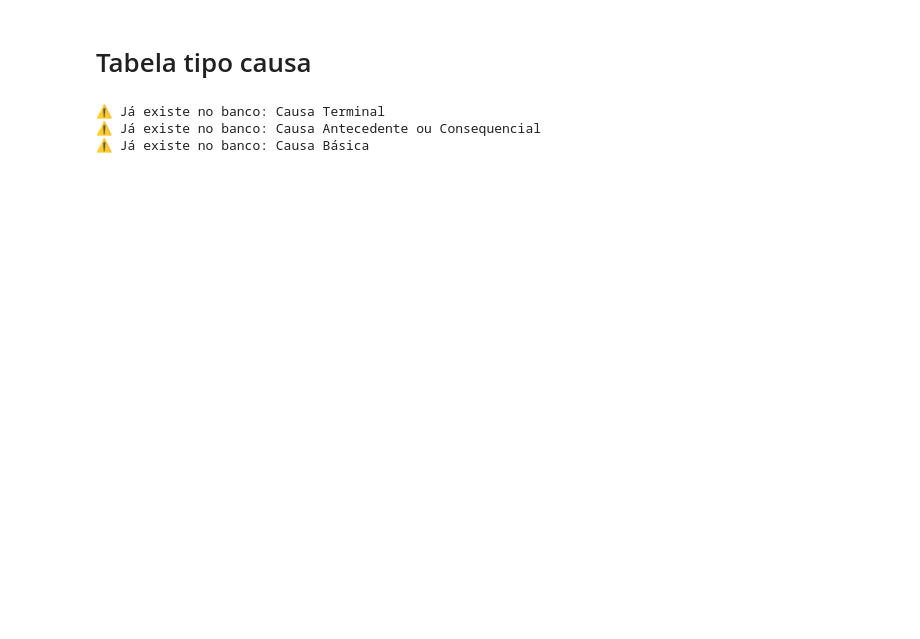
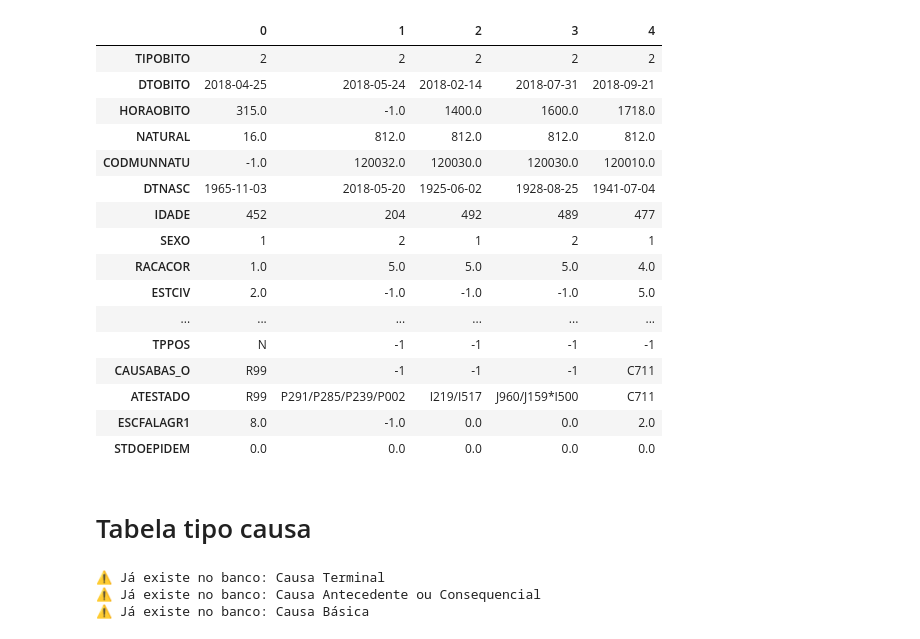
Before and after one commit to caiogoia123/Projeto_Final_BI, a Jupyter notebook: Projeto_Final.ipynb, the cells around one changed output. Saved outputs shown, nothing was run; the diff lists cells and outputs as text; code cells hidden in the pictures; blank space fills up the shorter version.

```diff
--- a/Projeto_Final.ipynb
+++ b/Projeto_Final.ipynb
@@ -11,6 +11,26 @@ df_21 = pd.read_csv('DO_21.csv', sep=',')
 df_22 = pd.read_csv('DO_22.csv', sep=',')
 df_23 = pd.read_csv('DO_23.csv', sep=',')
 df_24 = pd.read_csv('DO_24.csv', sep=',')
+# %%
+df_18.head().T
+# %% [output]
+|  | 0 | 1 | 2 | 3 | 4 |
+| TIPOBITO | 2 | 2 | 2 | 2 | 2 |
+| DTOBITO | 2018-04-25 | 2018-05-24 | 2018-02-14 | 2018-07-31 | 2018-09-21 |
+| HORAOBITO | 315.0 | -1.0 | 1400.0 | 1600.0 | 1718.0 |
+| NATURAL | 16.0 | 812.0 | 812.0 | 812.0 | 812.0 |
+| CODMUNNATU | -1.0 | 120032.0 | 120030.0 | 120030.0 | 120010.0 |
+| DTNASC | 1965-11-03 | 2018-05-20 | 1925-06-02 | 1928-08-25 | 1941-07-04 |
+| IDADE | 452 | 204 | 492 | 489 | 477 |
+| SEXO | 1 | 2 | 1 | 2 | 1 |
+| RACACOR | 1.0 | 5.0 | 5.0 | 5.0 | 4.0 |
+| ESTCIV | 2.0 | -1.0 | -1.0 | -1.0 | 5.0 |
+| ... | ... | ... | ... | ... | ... |
+| TPPOS | N | -1 | -1 | -1 | -1 |
+| CAUSABAS_O | R99 | -1 | -1 | -1 | C711 |
+| ATESTADO | R99 | P291/P285/P239/P002 | I219/I517 | J960/J159*I500 | C711 |
+| ESCFALAGR1 | 8.0 | -1.0 | 0.0 | 0.0 | 2.0 |
+| STDOEPIDEM | 0.0 | 0.0 | 0.0 | 0.0 | 0.0 |
 # %%
 conn = sqlite3.connect("Banco")
 cursor = conn.cursor()
```
Also changed, not shown: parts of 20 cells of this notebook.
